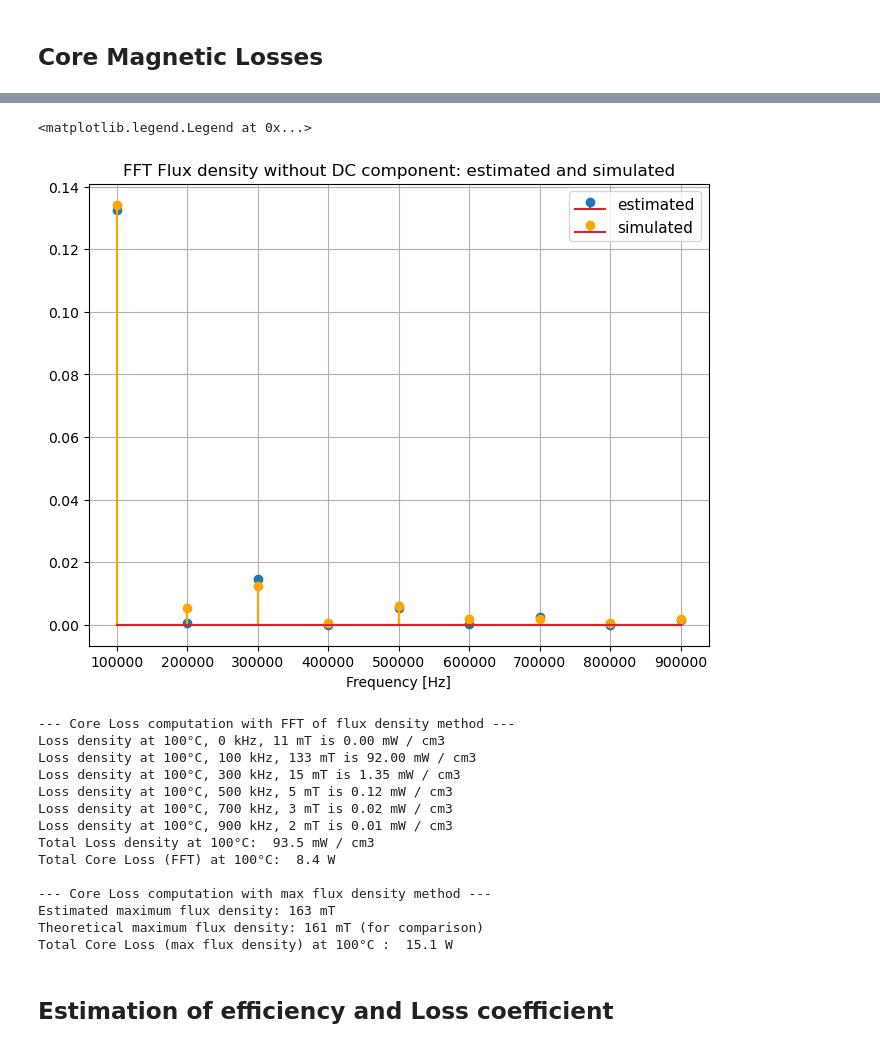
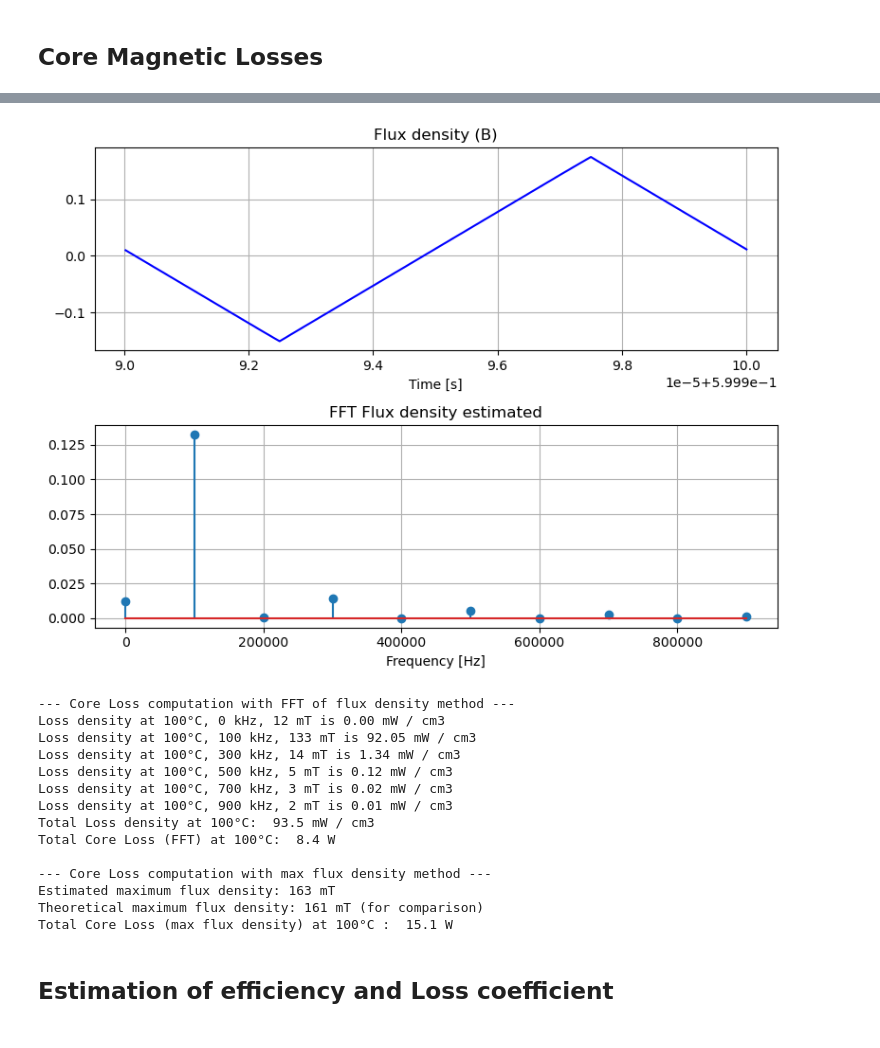
Before and after one commit to aesim-tech/simba-python-examples, a Jupyter notebook: 47. Magnetic Loss in DAB/dual_active_bridge_ti.ipynb, the cells around one changed output, grey strips where cells are left out. Drawn from its saved outputs; the diff is of its cells as text; code cells hidden in the pictures.

```diff
--- a/47. Magnetic Loss in DAB/dual_active_bridge_ti.ipynb
+++ b/47. Magnetic Loss in DAB/dual_active_bridge_ti.ipynb
@@ -230,0 +71,3 @@ Secondary DC loss: 8.11 W
+# %%
+time, iPri, iSec, iLm = tools.steadystate_signal(1 / fsw, res['iPri'], res['iSec'], res['iLm'])
+dcLoss_inductor, dcLoss_pri, dcLoss_sec = tools.compute_dc_copper_losses(time, iPri, iSec, Rpri, Rsec, Rlk)
@@ -274,49 +82,25 @@ fft_flux_densities = fft_flux_densities[:max_index]
-# %%
-# Display on the same graph results obtained with electrical and magnetic models
-plt.figure(figsize=(8, 6))
-plt.stem(freqs[1:], fft_flux_densities_estimated[1:], label='estimated')
-plt.stem(freqs[1:], fft_flux_densities[1:], 'orange', markerfmt='orange', label='simulated')
-plt.legend()
-plt.title('FFT Flux density without DC component: estimated and simulated')
-plt.xlabel('Frequency [Hz]')
-plt.grid(True)
-plt.legend(fontsize=11)
-# %% [output]
-<matplotlib.legend.Legend at 0x...>
-[figure, removed]
-# %%
-temperature = 100
-
-# Compute Core Loss with fft of flux density
-total_loss_density = 0
-print(f"\n--- Core Loss computation with FFT of flux density method ---")
-for freq, fft_flux_density_estimated in zip(freqs, fft_flux_densities_estimated):
-    total_loss_density += compute_loss_density(fft_flux_density_estimated*1e3, freq, temperature)
-    if fft_flux_density_estimated * 1e3 >= 1:
-        print(f"Loss density at {temperature}°C, {freq/1e3:0.0f} kHz, {fft_flux_density_estimated*1e3:0.0f} mT is {compute_loss_density(fft_flux_density_estimated*1e3, freq, temperature):0.2f} mW / cm3")
-print(f"Total Loss density at {temperature}°C: {total_loss_density : 0.1f} mW / cm3")
-print(f"Total Core Loss (FFT) at {temperature}°C: {total_loss_density * core_volume / 1e6 : 0.1f} W")
-
-# Compute core loss from maximum flux density
-print(f"\n--- Core Loss computation with max flux density method ---")
-flux_density_estimated_max = np.max(flux_density_estimated) - fft_flux_densities_estimated[0]
-print(f"Estimated maximum flux density: {flux_density_estimated_max*1e3:.0f} mT")
-print(f'Theoretical maximum flux density: {500 / 15 / Ac / 4 / fsw*1e3:.0f} mT (for comparison)')
-print(f"Total Core Loss (max flux density) at {temperature}°C : {compute_loss_density(flux_density_estimated_max*1e3, fsw, temperature) * core_volume / 1e6 : 0.1f} W")
-# %% [output]
---- Core Loss computation with FFT of flux density method ---
-Loss density at 100°C, 0 kHz, 11 mT is 0.00 mW / cm3
-Loss density at 100°C, 100 kHz, 133 mT is 92.00 mW / cm3
-Loss density at 100°C, 300 kHz, 15 mT is 1.35 mW / cm3
-Loss density at 100°C, 500 kHz, 5 mT is 0.12 mW / cm3
-Loss density at 100°C, 700 kHz, 3 mT is 0.02 mW / cm3
-Loss density at 100°C, 900 kHz, 2 mT is 0.01 mW / cm3
-Total Loss density at 100°C:  93.5 mW / cm3
-Total Core Loss (FFT) at 100°C:  8.4 W
-
---- Core Loss computation with max flux density method ---
-Estimated maximum flux density: 163 mT
-Theoretical maximum flux density: 161 mT (for comparison)
-Total Core Loss (max flux density) at 100°C :  15.1 W
+# %%
+flux_density, freqs, fft_flux_densities = tools.compute_flux_density(time, iLm, Lm[0], Npri, Ac, fsw)
+# %% [output]
+[figure, added]
+# %%
+temperature = 100
+core_Loss1 = tools.compute_magnetic_losses_fftmethod(freqs, fft_flux_densities, temperature, core_volume)
+core_Loss2 = tools.compute_magnetic_losses_maxmethod(flux_density, fft_flux_densities, temperature, Ac, fsw, core_volume)
+# %% [output]
+--- Core Loss computation with FFT of flux density method ---
+Loss density at 100°C, 0 kHz, 12 mT is 0.00 mW / cm3
+Loss density at 100°C, 100 kHz, 133 mT is 92.05 mW / cm3
+Loss density at 100°C, 300 kHz, 14 mT is 1.34 mW / cm3
+Loss density at 100°C, 500 kHz, 5 mT is 0.12 mW / cm3
+Loss density at 100°C, 700 kHz, 3 mT is 0.02 mW / cm3
+Loss density at 100°C, 900 kHz, 2 mT is 0.01 mW / cm3
+Total Loss density at 100°C:  93.5 mW / cm3
+Total Core Loss (FFT) at 100°C:  8.4 W
+
+--- Core Loss computation with max flux density method ---
+Estimated maximum flux density: 163 mT
+Theoretical maximum flux density: 161 mT (for comparison)
+Total Core Loss (max flux density) at 100°C :  15.1 W
 # %% [markdown]
 ## Estimation of efficiency and Loss coefficient
```
Also changed, not shown: parts of 20 cells of this notebook, 3 other files.
